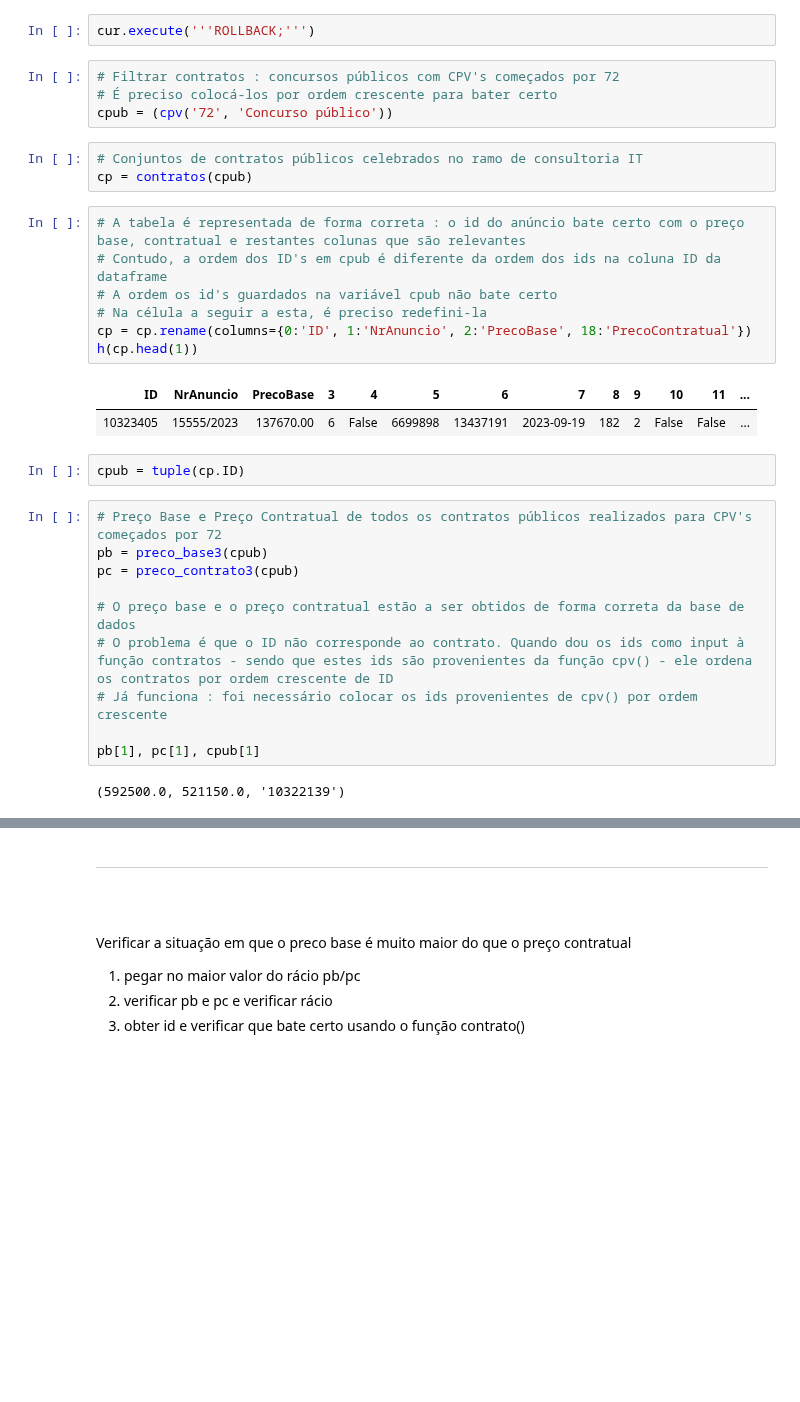
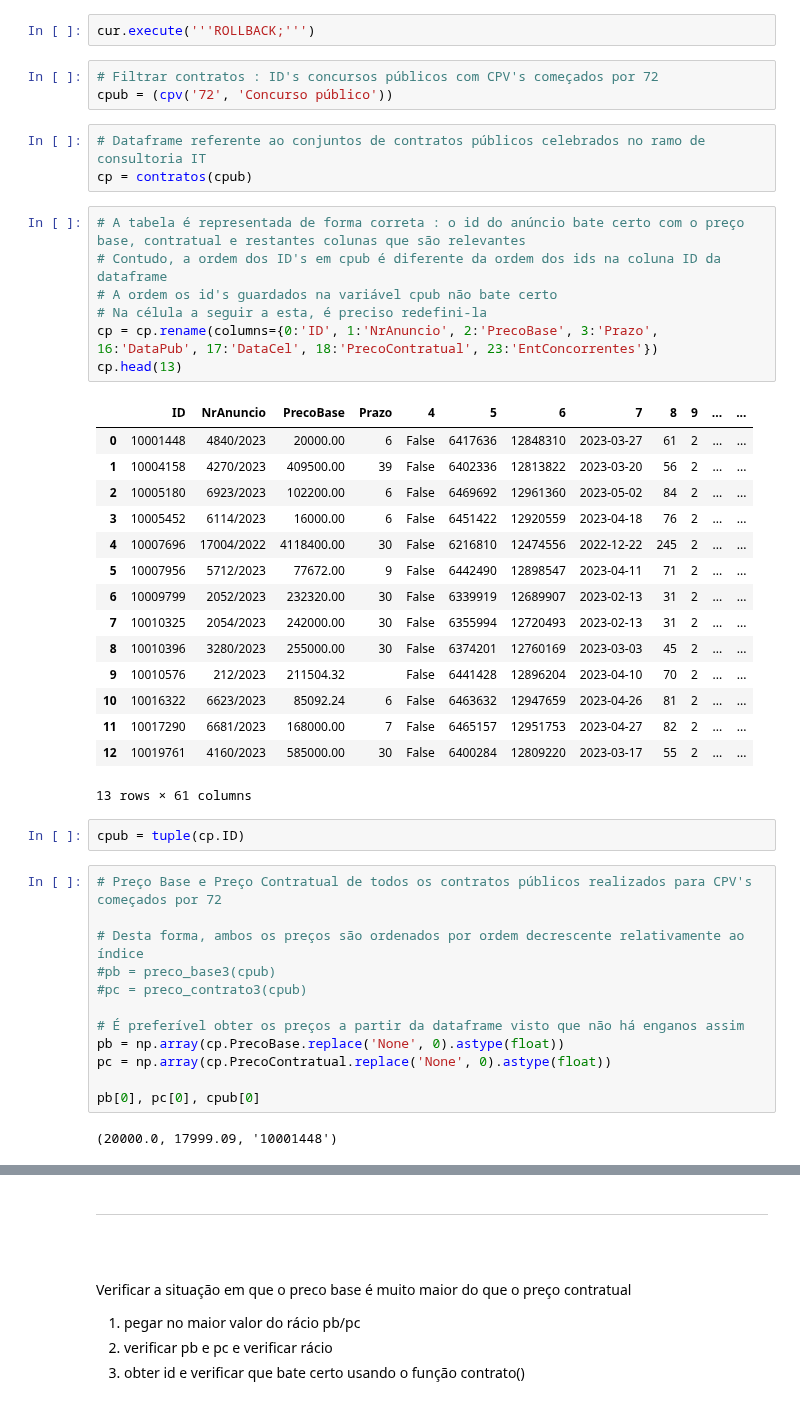
Before and after one commit to francisco-vpereira/ForceraIntership, a Jupyter notebook: forcera/scripts/contratospublicos.ipynb, the cells around one changed output, grey strips where cells are left out. Drawn from its saved outputs; the diff is of its cells as text; blank space fills up the shorter version.

```diff
--- a/forcera/scripts/contratospublicos.ipynb
+++ b/forcera/scripts/contratospublicos.ipynb
@@ -32,36 +33,50 @@ cur = conn.cursor()
 # %%
 cur.execute('''ROLLBACK;''')
 # %%
-# Filtrar contratos : concursos públicos com CPV's começados por 72
-# É preciso colocá-los por ordem crescente para bater certo
+# Filtrar contratos : ID's concursos públicos com CPV's começados por 72
 cpub = (cpv('72', 'Concurso público'))
 # %%
-# Conjuntos de contratos públicos celebrados no ramo de consultoria IT
+# Dataframe referente ao conjuntos de contratos públicos celebrados no ramo de consultoria IT
 cp = contratos(cpub)
 # %%
 # A tabela é representada de forma correta : o id do anúncio bate certo com o preço base, contratual e restantes colunas que são relevantes
 # Contudo, a ordem dos ID's em cpub é diferente da ordem dos ids na coluna ID da dataframe
 # A ordem os id's guardados na variável cpub não bate certo
 # Na célula a seguir a esta, é preciso redefini-la
-cp = cp.rename(columns={0:'ID', 1:'NrAnuncio', 2:'PrecoBase', 18:'PrecoContratual'})
-h(cp.head(1))
+cp = cp.rename(columns={0:'ID', 1:'NrAnuncio', 2:'PrecoBase', 3:'Prazo', 16:'DataPub', 17:'DataCel', 18:'PrecoContratual', 23:'EntConcorrentes'})
+cp.head(13)
 # %% [output]
-| ID | NrAnuncio | PrecoBase | 3 | 4 | 5 | 6 | 7 | 8 | 9 | 10 | 11 | ... |
-| 10323405 | 15555/2023 | 137670.00 | 6 | False | 6699898 | 13437191 | 2023-09-19 | 182 | 2 | False | False | ... |
+|  | ID | NrAnuncio | PrecoBase | Prazo | 4 | 5 | 6 | 7 | 8 | 9 | ... | ... |
+| 0 | 10001448 | 4840/2023 | 20000.00 | 6 | False | 6417636 | 12848310 | 2023-03-27 | 61 | 2 | ... | ... |
+| 1 | 10004158 | 4270/2023 | 409500.00 | 39 | False | 6402336 | 12813822 | 2023-03-20 | 56 | 2 | ... | ... |
+| 2 | 10005180 | 6923/2023 | 102200.00 | 6 | False | 6469692 | 12961360 | 2023-05-02 | 84 | 2 | ... | ... |
+| 3 | 10005452 | 6114/2023 | 16000.00 | 6 | False | 6451422 | 12920559 | 2023-04-18 | 76 | 2 | ... | ... |
+| 4 | 10007696 | 17004/2022 | 4118400.00 | 30 | False | 6216810 | 12474556 | 2022-12-22 | 245 | 2 | ... | ... |
+| 5 | 10007956 | 5712/2023 | 77672.00 | 9 | False | 6442490 | 12898547 | 2023-04-11 | 71 | 2 | ... | ... |
+| 6 | 10009799 | 2052/2023 | 232320.00 | 30 | False | 6339919 | 12689907 | 2023-02-13 | 31 | 2 | ... | ... |
+| 7 | 10010325 | 2054/2023 | 242000.00 | 30 | False | 6355994 | 12720493 | 2023-02-13 | 31 | 2 | ... | ... |
+| 8 | 10010396 | 3280/2023 | 255000.00 | 30 | False | 6374201 | 12760169 | 2023-03-03 | 45 | 2 | ... | ... |
+| 9 | 10010576 | 212/2023 | 211504.32 |  | False | 6441428 | 12896204 | 2023-04-10 | 70 | 2 | ... | ... |
+| 10 | 10016322 | 6623/2023 | 85092.24 | 6 | False | 6463632 | 12947659 | 2023-04-26 | 81 | 2 | ... | ... |
+| 11 | 10017290 | 6681/2023 | 168000.00 | 7 | False | 6465157 | 12951753 | 2023-04-27 | 82 | 2 | ... | ... |
+| 12 | 10019761 | 4160/2023 | 585000.00 | 30 | False | 6400284 | 12809220 | 2023-03-17 | 55 | 2 | ... | ... |
+13 rows × 61 columns
 # %%
 cpub = tuple(cp.ID)
 # %%
 # Preço Base e Preço Contratual de todos os contratos públicos realizados para CPV's começados por 72
-pb = preco_base3(cpub)
-pc = preco_contrato3(cpub)
 
-# O preço base e o preço contratual estão a ser obtidos de forma correta da base de dados
-# O problema é que o ID não corresponde ao contrato. Quando dou os ids como input à função contratos - sendo que estes ids são provenientes da função cpv() - ele ordena os contratos por ordem crescente de ID
-# Já funciona : foi necessário colocar os ids provenientes de cpv() por ordem crescente
+# Desta forma, ambos os preços são ordenados por ordem decrescente relativamente ao índice
+#pb = preco_base3(cpub)
+#pc = preco_contrato3(cpub)
 
-pb[1], pc[1], cpub[1]
+# É preferível obter os preços a partir da dataframe visto que não há enganos assim
+pb = np.array(cp.PrecoBase.replace('None', 0).astype(float))
+pc = np.array(cp.PrecoContratual.replace('None', 0).astype(float))
+
+pb[0], pc[0], cpub[0]
 # %% [output]
-(592500.0, 521150.0, '10322139')
+(20000.0, 17999.09, '10001448')
 # %%
 # Conjunto de flags disparadas para o conjunto de contratos em causa
 # Largura de 10% em torno do preço base - 0.1
```
Also changed, not shown: parts of 33 cells of this notebook.
